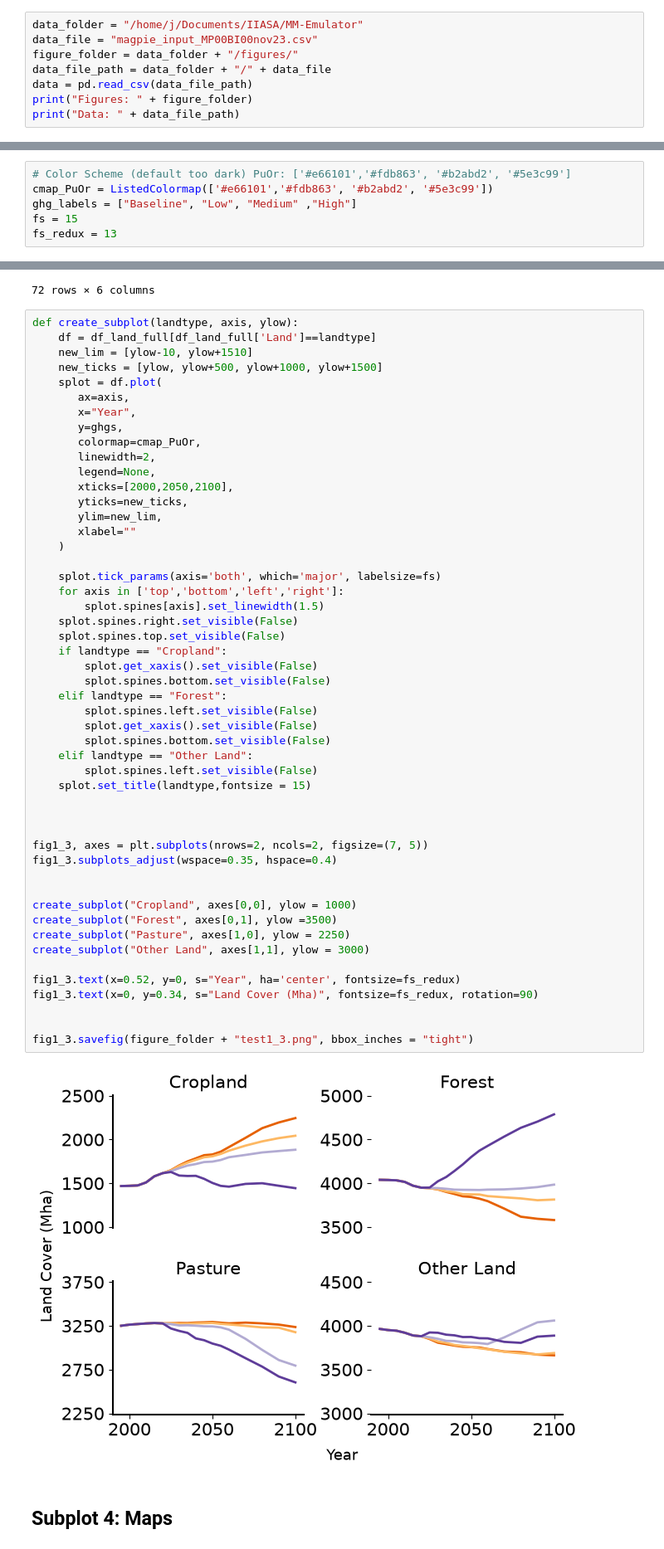
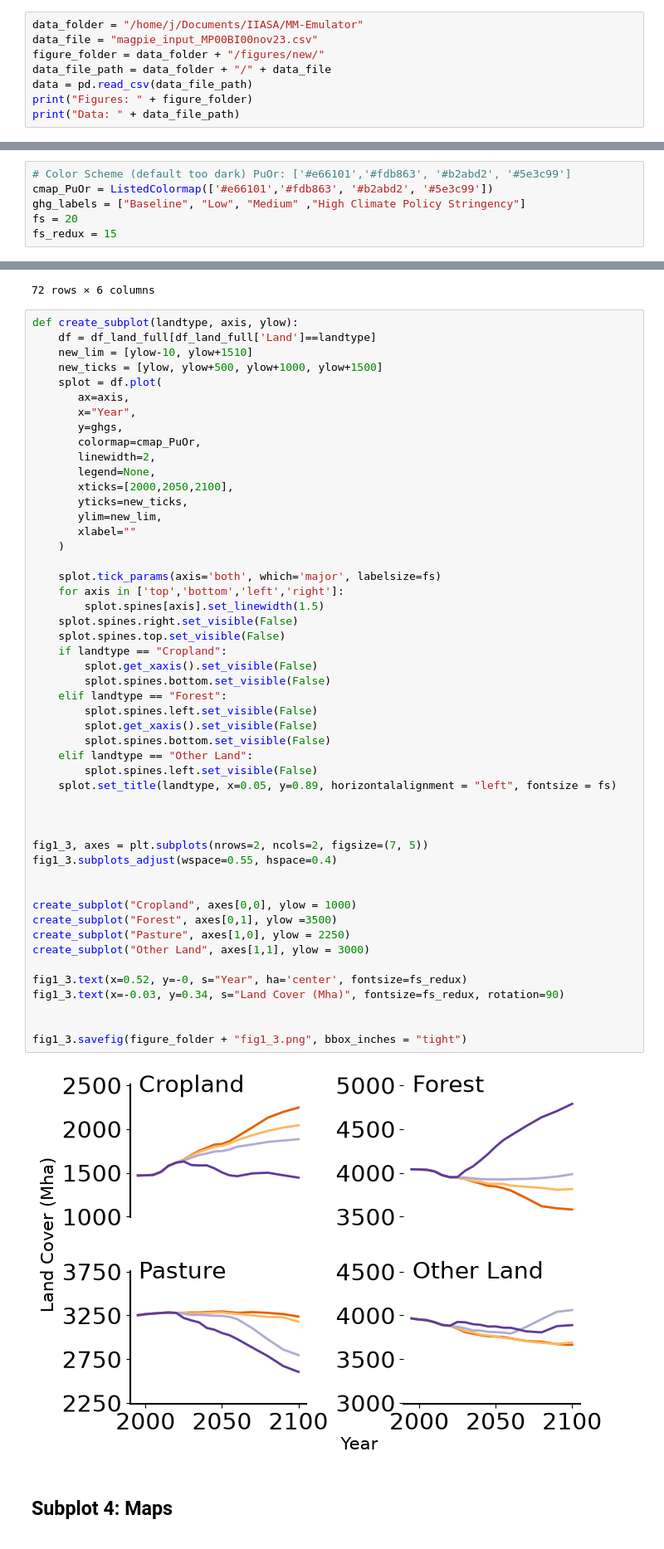
Before and after one commit to jansteinhauser/MM_scripts, a Jupyter notebook: Bio-Bio/Plot1.ipynb, the cells around one changed output, grey strips where cells are left out. Shown at 83% size. Drawn from its saved outputs; the diff is of its cells as text.

```diff
--- a/Bio-Bio/Plot1.ipynb
+++ b/Bio-Bio/Plot1.ipynb
@@ -8,7 +8,7 @@ from matplotlib.colors import LinearSegmentedColormap, ListedColormap
 # %%
 data_folder = "/home/j/Documents/IIASA/MM-Emulator"
 data_file = "magpie_input_MP00BI00nov23.csv"
-figure_folder = data_folder + "/figures/"
+figure_folder = data_folder + "/figures/new/"
 data_file_path = data_folder + "/" + data_file
 data = pd.read_csv(data_file_path)
 print("Figures: " + figure_folder)
@@ -199,9 +199,9 @@ df_land_full
 # %%
 # Color Scheme (default too dark) PuOr: ['#e66101','#fdb863', '#b2abd2', '#5e3c99']
 cmap_PuOr = ListedColormap(['#e66101','#fdb863', '#b2abd2', '#5e3c99'])
-ghg_labels = ["Baseline", "Low", "Medium" ,"High"]
-fs = 15
-fs_redux = 13
+ghg_labels = ["Baseline", "Low", "Medium" ,"High Climate Policy Stringency"]
+fs = 20
+fs_redux = 15
 # %% [markdown]
 ## Subplot 1: Cumulative emissions
 # %%
@@ -339,39 +339,39 @@ def create_subplot(landtype, axis, ylow):
     )
 
     splot.tick_params(axis='both', which='major', labelsize=fs)
     for axis in ['top','bottom','left','right']:
         splot.spines[axis].set_linewidth(1.5)
     splot.spines.right.set_visible(False)
     splot.spines.top.set_visible(False)
     if landtype == "Cropland":
         splot.get_xaxis().set_visible(False)
         splot.spines.bottom.set_visible(False)
     elif landtype == "Forest":
         splot.spines.left.set_visible(False)
         splot.get_xaxis().set_visible(False)
         splot.spines.bottom.set_visible(False)
     elif landtype == "Other Land":
         splot.spines.left.set_visible(False)
-    splot.set_title(landtype,fontsize = 15)
+    splot.set_title(landtype, x=0.05, y=0.89, horizontalalignment = "left", fontsize = fs)
 
 
 
 fig1_3, axes = plt.subplots(nrows=2, ncols=2, figsize=(7, 5))
-fig1_3.subplots_adjust(wspace=0.35, hspace=0.4)
+fig1_3.subplots_adjust(wspace=0.55, hspace=0.4)
 
 
 create_subplot("Cropland", axes[0,0], ylow = 1000)
 create_subplot("Forest", axes[0,1], ylow =3500)
 create_subplot("Pasture", axes[1,0], ylow = 2250)
 create_subplot("Other Land", axes[1,1], ylow = 3000)
 
-fig1_3.text(x=0.52, y=0, s="Year", ha='center', fontsize=fs_redux)
-fig1_3.text(x=0, y=0.34, s="Land Cover (Mha)", fontsize=fs_redux, rotation=90)
+fig1_3.text(x=0.52, y=-0, s="Year", ha='center', fontsize=fs_redux)
+fig1_3.text(x=-0.03, y=0.34, s="Land Cover (Mha)", fontsize=fs_redux, rotation=90)
 
 
-fig1_3.savefig(figure_folder + "test1_3.png", bbox_inches = "tight")
+fig1_3.savefig(figure_folder + "fig1_3.png", bbox_inches = "tight")
 # %% [output]
-[figure, old version]
+[figure, new version]
 # %% [markdown]
 ## Subplot 4: Maps
 # %%
```
Also changed, not shown: parts of 9 cells of this notebook.
